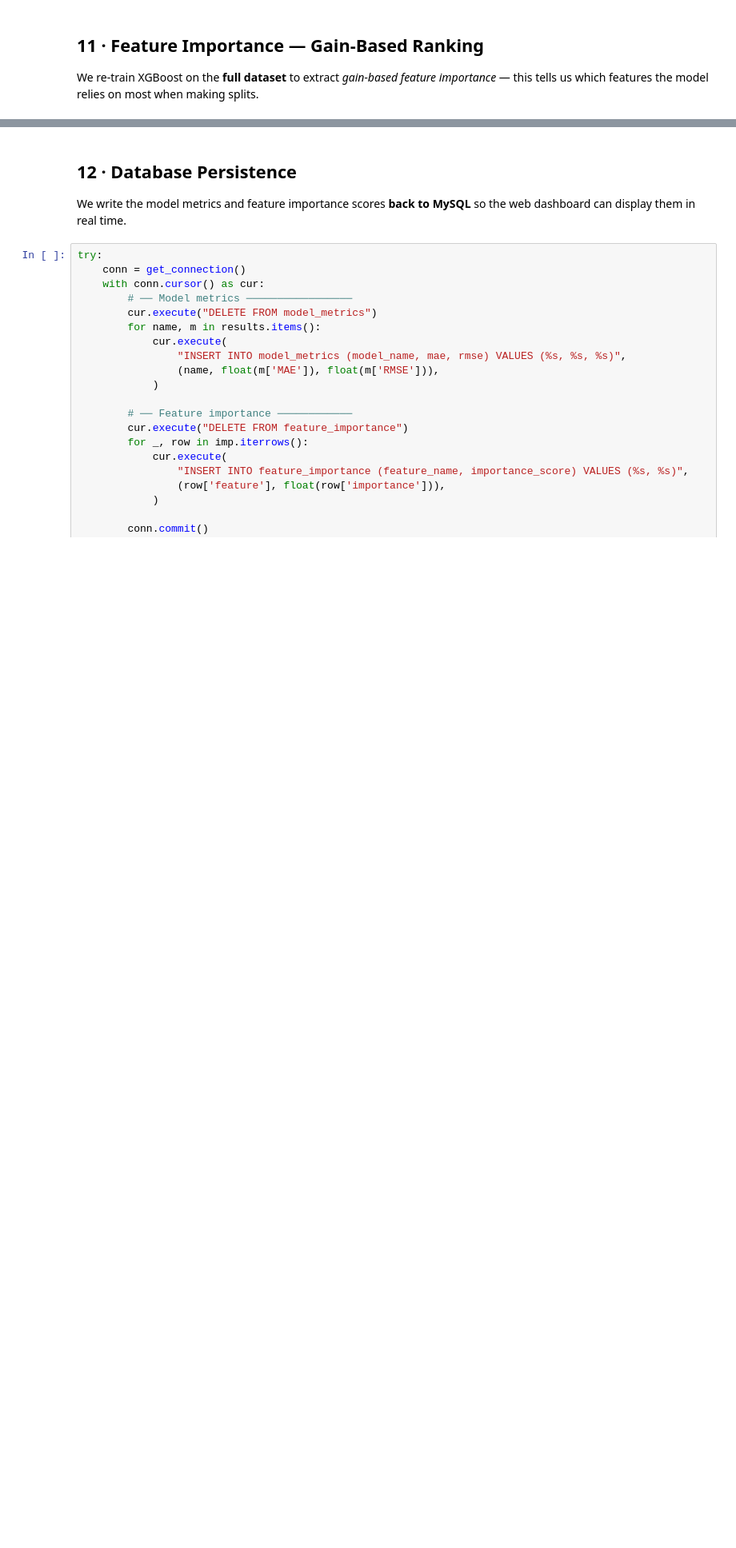
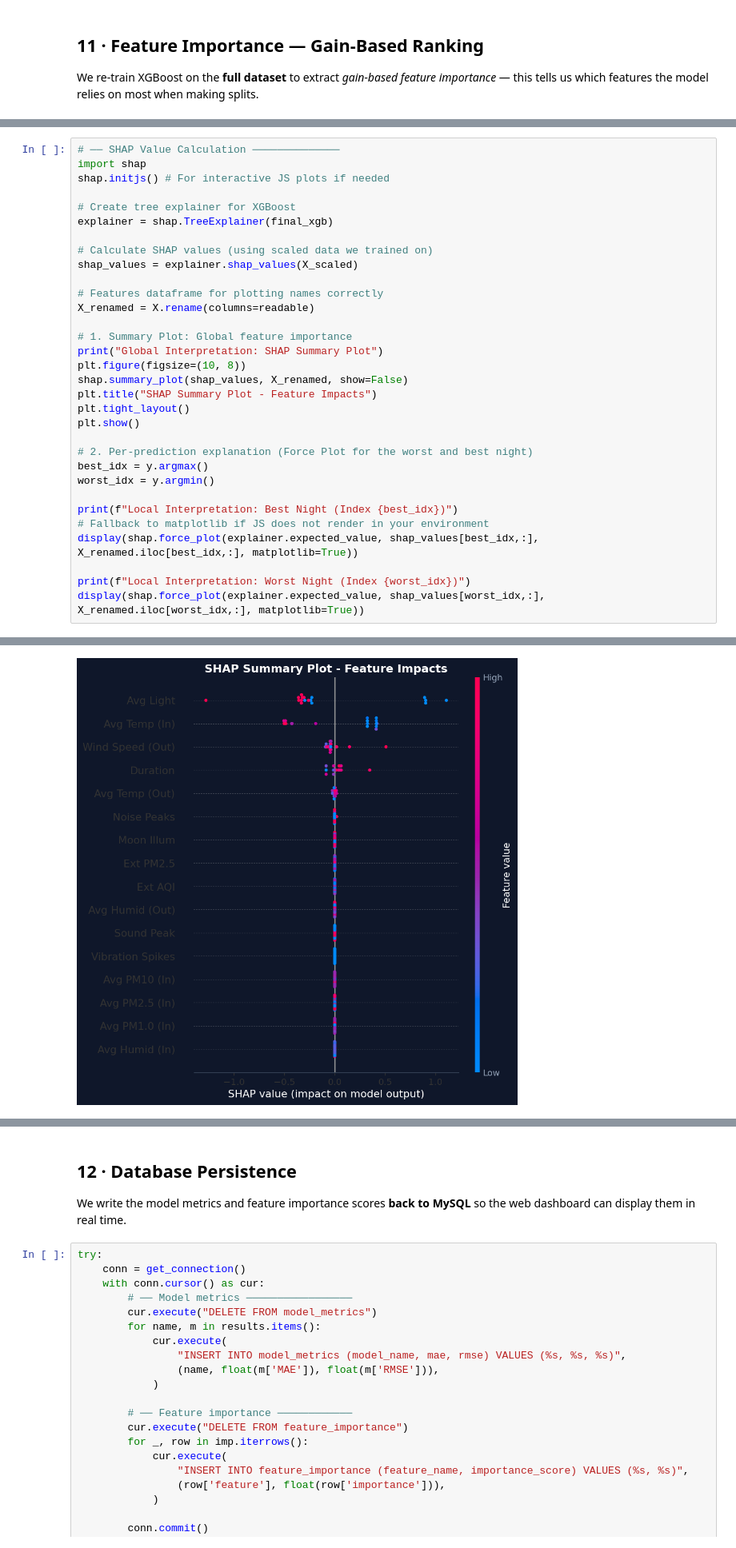
Before and after one commit to MTPeraya/IndirectSleepQualityEstimation, a Jupyter notebook: DataAnalytics/sleep_analytics.ipynb, the cells around one changed output, grey strips where cells are left out. Shown at 80% size. Saved outputs shown, nothing was run; the diff lists cells and outputs as text; blank space fills up the shorter version.

Commit message:
add SHAP

```diff
--- a/DataAnalytics/sleep_analytics.ipynb
+++ b/DataAnalytics/sleep_analytics.ipynb
@@ -751,0 +807,33 @@ for _, row in imp.tail(5).iloc[::-1].iterrows():
+# %%
+# ── SHAP Value Calculation ──────────────
+import shap
+shap.initjs() # For interactive JS plots if needed
+
+# Create tree explainer for XGBoost
+explainer = shap.TreeExplainer(final_xgb)
+
+# Calculate SHAP values (using scaled data we trained on)
+shap_values = explainer.shap_values(X_scaled)
+
+# Features dataframe for plotting names correctly
+X_renamed = X.rename(columns=readable)
+
+# 1. Summary Plot: Global feature importance
+print("Global Interpretation: SHAP Summary Plot")
+plt.figure(figsize=(10, 8))
+shap.summary_plot(shap_values, X_renamed, show=False)
+plt.title("SHAP Summary Plot - Feature Impacts")
+plt.tight_layout()
+plt.show()
+
+# 2. Per-prediction explanation (Force Plot for the worst and best night)
+best_idx = y.argmax()
+worst_idx = y.argmin()
+
+print(f"Local Interpretation: Best Night (Index {best_idx})")
+# Fallback to matplotlib if JS does not render in your environment
+display(shap.force_plot(explainer.expected_value, shap_values[best_idx,:], X_renamed.iloc[best_idx,:], matplotlib=True))
+
+print(f"Local Interpretation: Worst Night (Index {worst_idx})")
+display(shap.force_plot(explainer.expected_value, shap_values[worst_idx,:], X_renamed.iloc[worst_idx,:], matplotlib=True))
+# %% [output]
@@ -751,0 +842 @@ for _, row in imp.tail(5).iloc[::-1].iterrows():
+[figure, added]
```
Also changed, not shown: parts of 17 cells of this notebook, 4 other files.
